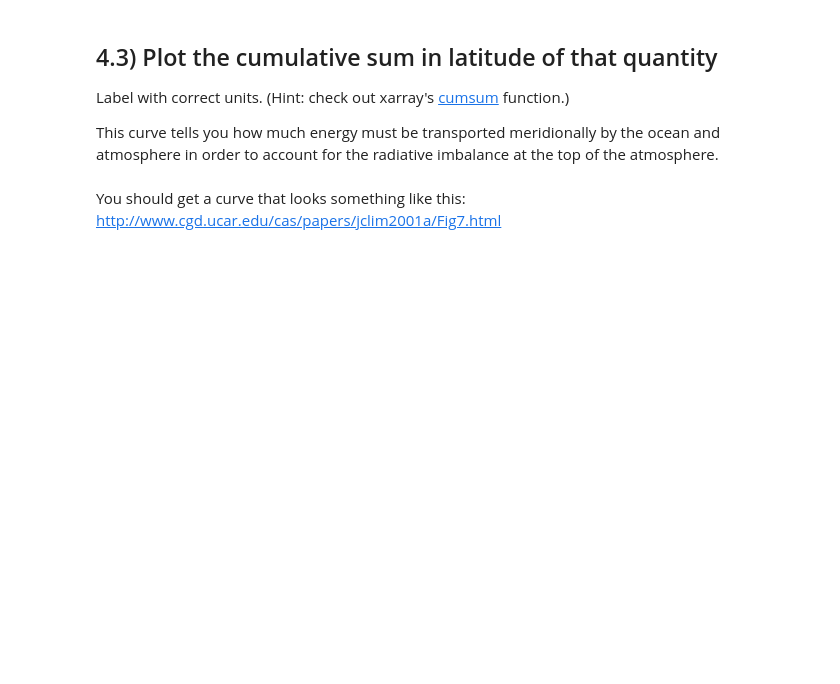
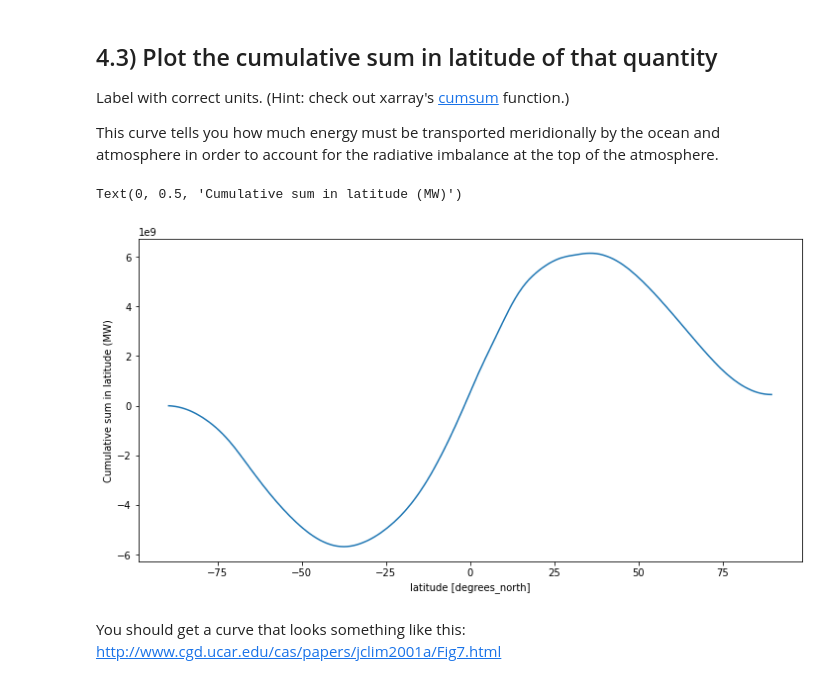
Before and after one commit to ecieks/ce203n, a Jupyter notebook: Problem_Set_1_TOA_Fluxes_Enci_Han.ipynb, the cells around one changed output. Drawn from its saved outputs; the diff is of its cells as text; code cells hidden in the pictures; blank space fills up the shorter version.

```diff
--- a/Problem_Set_1_TOA_Fluxes_Enci_Han.ipynb
+++ b/Problem_Set_1_TOA_Fluxes_Enci_Han.ipynb
@@ -236,6 +236,13 @@ Label with correct units
 Label with correct units. (Hint: check out xarray's [cumsum](http://xarray.pydata.org/en/stable/generated/xarray.DataArray.cumsum.html) function.)
 
 This curve tells you how much energy must be transported meridionally by the ocean and atmosphere in order to account for the radiative imbalance at the top of the atmosphere.
+# %%
+tot_net_lat_sum = tot_net_lat.cumsum(dim='lat')
+tot_net_lat_sum.plot()
+plt.ylabel('Cumulative sum in latitude (MW)')
+# %% [output]
+Text(0, 0.5, 'Cumulative sum in latitude (MW)')
+[figure, added]
 # %% [markdown]
 You should get a curve that looks something like this: http://www.cgd.ucar.edu/cas/papers/jclim2001a/Fig7.html
 # %% [markdown]
```
Also changed, not shown: parts of 16 cells of this notebook.
